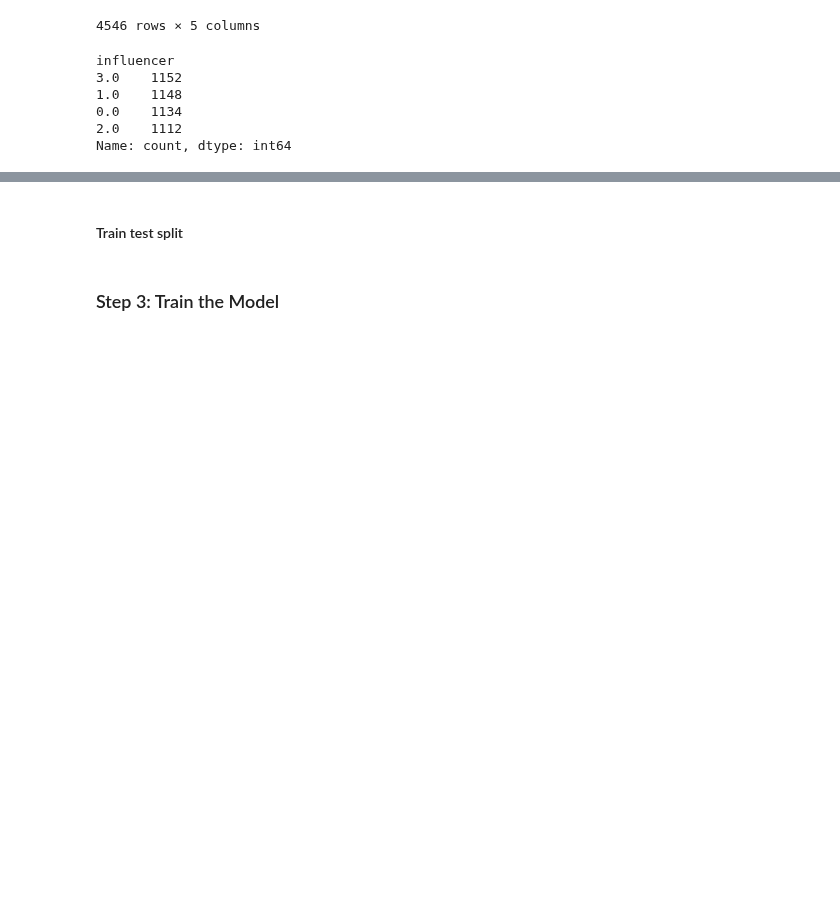
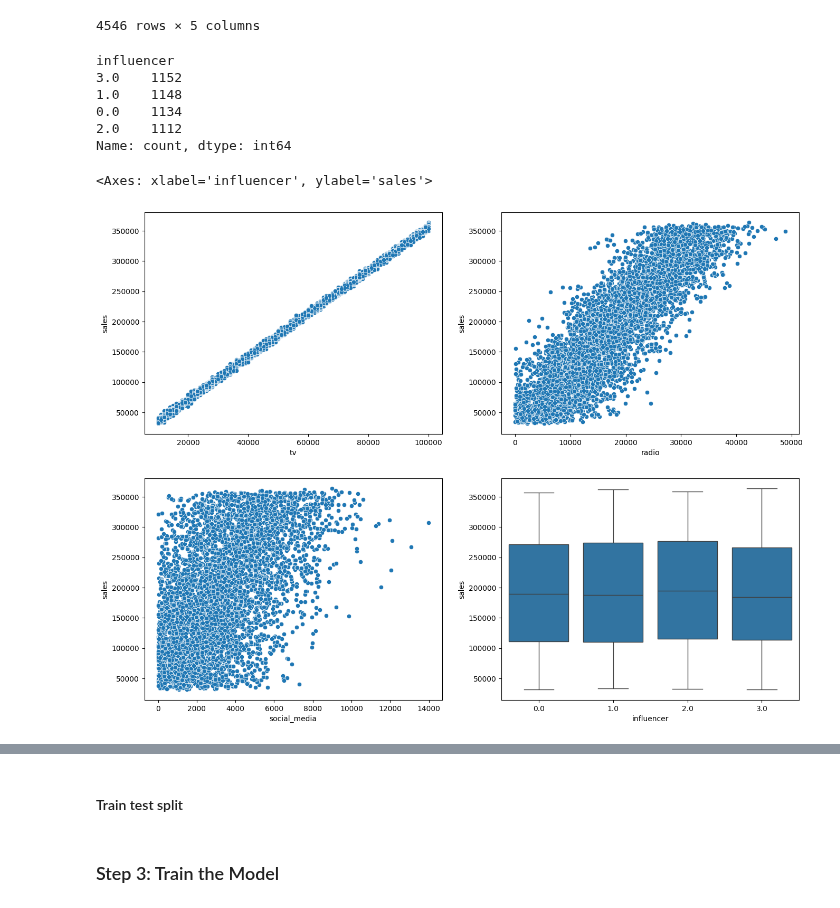
Before and after one commit to SagarChhabriya/data-science, a Jupyter notebook: Supervised-Learning/02-Multiple-Linear-Regression/02-advertising_and_sales.ipynb, the cells around one changed output, grey strips where cells are left out. Drawn from its saved outputs; the diff is of its cells as text; code cells hidden in the pictures; blank space fills up the shorter version.

```diff
--- a/Supervised-Learning/02-Multiple-Linear-Regression/02-advertising_and_sales.ipynb
+++ b/Supervised-Learning/02-Multiple-Linear-Regression/02-advertising_and_sales.ipynb
@@ -127,3 +127,13 @@ influencer
 0.0    1134
 2.0    1112
 Name: count, dtype: int64
+# %%
+fig, (ax1, ax2) = plt.subplots(2,2, figsize=(16,12))
+
+sns.scatterplot(data=df, x="tv", y="sales", ax=ax1[0])
+sns.scatterplot(data=df, x="radio", y="sales", ax=ax1[1])
+sns.scatterplot(data=df, x="social_media", y='sales', ax=ax2[0])
+sns.boxplot(data=df, x='influencer', y='sales', ax=ax2[1])
+# %% [output]
+<Axes: xlabel='influencer', ylabel='sales'>
+[figure, added]
```
Also changed, not shown: parts of 1 cell of this notebook.
